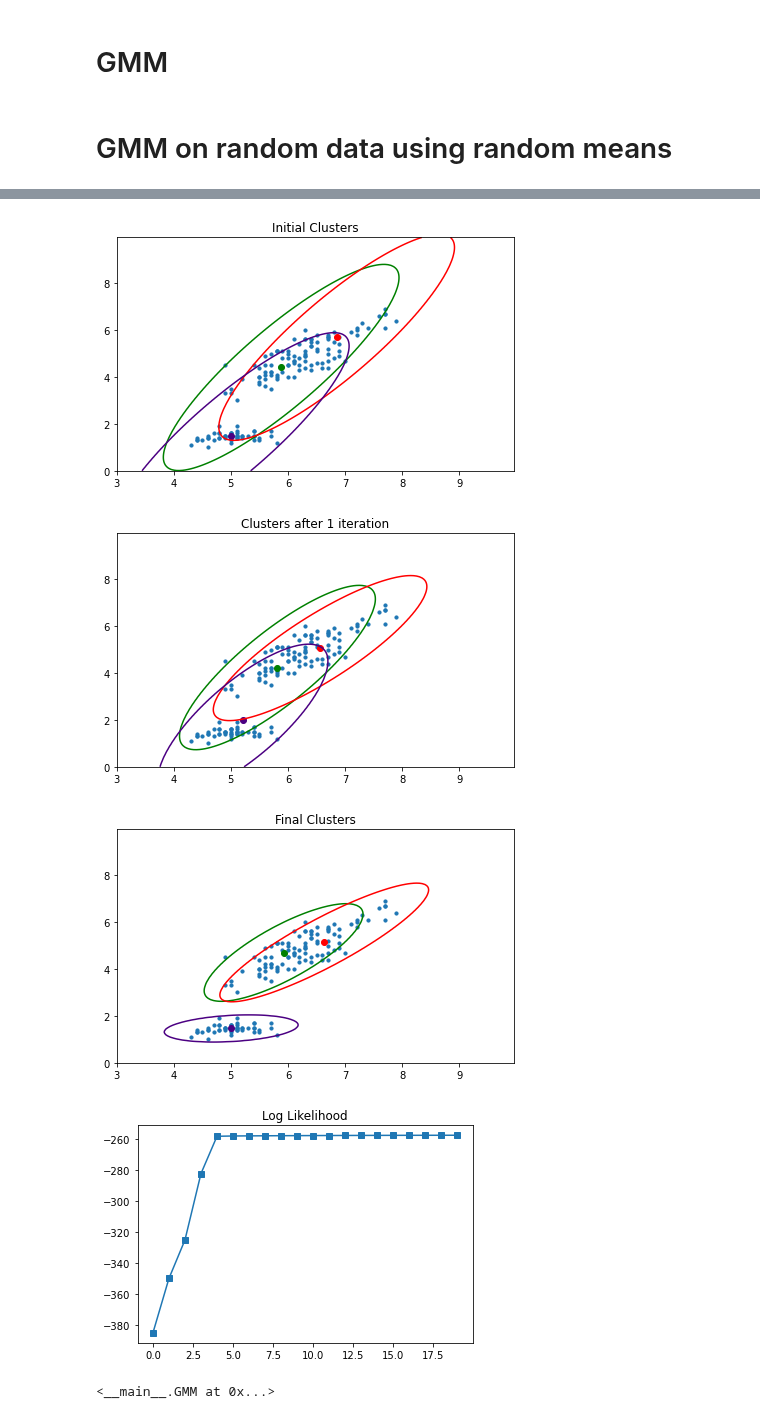
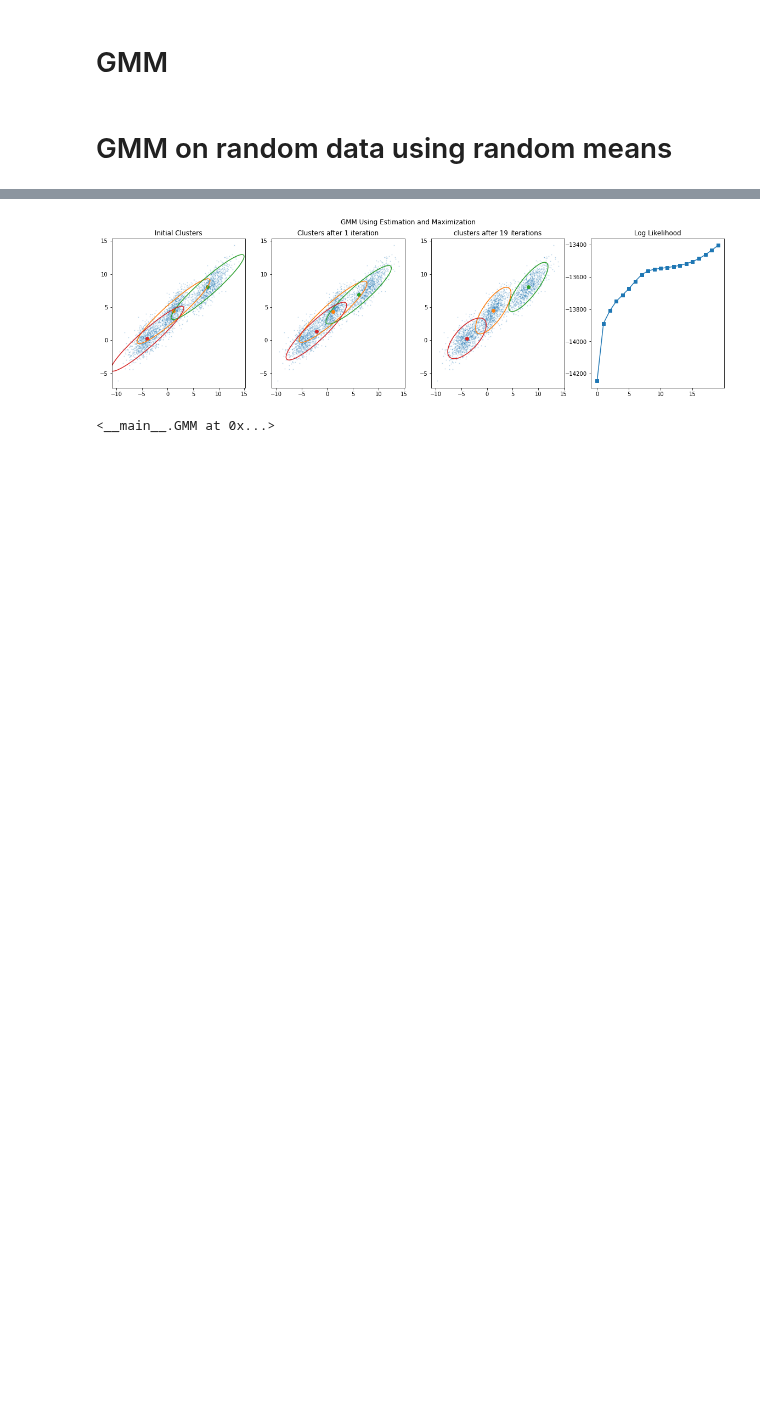
Before and after one commit to livinNector/machine-learning-lab-exercises, a Jupyter notebook: notebooks/Exercise 4.ipynb, the cells around one changed output, grey strips where cells are left out. Drawn from its saved outputs; the diff is of its cells as text; code cells hidden in the pictures; blank space fills up the shorter version.

```diff
--- a/notebooks/Exercise 4.ipynb
+++ b/notebooks/Exercise 4.ipynb
@@ -118,13 +107,13 @@ plt.show()
 # %%
 sil_coefs = []
 distortions = []
-K = [2, 3, 4, 5]
+K = np.arange(2,6)
 for k in K:
     kmeans = KMeans(n_clusters=k)
-    kmeans.train(train_x)
-    s_c = kmeans.silhouette_coefficient
-    dist = kmeans.distrotion
-    print(f"For k={k}\tAvg. Sil. Coef: {s_c}\tDistortion: {dist}")
+    kmeans.fit(train_x)
+    avg_sil_coef = silhouette_score(train_x,kmeans.labels)
+    dist = distortion(train_x,kmeans.labels,kmeans.centroids)
+    print(f"For k={k:<4} Avg.Sil.Coef: {avg_sil_coef:<10.5f} Distortion: {dist:.5f}")
     distortions.append(dist)
-    sil_coefs.append(s_c)
+    sil_coefs.append(avg_sil_coef)
 # %% [output]
@@ -148,8 +140,7 @@ plt.show()
 # %%
-
-k = 2
-kmeans = sklKMeans(n_clusters=k, init='random').fit(train_x.values)
-s_c = silhouette_coefficient(train_x, kmeans.labels_)
-dist = distortion(train_x, kmeans.cluster_centers_)
-print(f"For k={k}\tAvg. Sil. Coef: {s_c}\tDistortion: {dist}")
+k = 3
+kmeans = sklKMeans(n_clusters=k, init='random').fit(train_x)
+ss = sk_silhouette_score(train_x, kmeans.labels_)
+dist = distortion(train_x,kmeans.labels_, kmeans.cluster_centers_)
+print(f"For k={k}\tAvg. Sil. Coef: {ss:.5f}\tDistortion: {dist:.5f}")
 # %% [output]
@@ -283,8 +273,4 @@ def gen_data(k=3, dim=2, points_per_cluster=200, lim=[-10, 10],seed = 1):
 # %%
-X = gen_data(k=3, dim=2, points_per_cluster=1000, seed=3)
-gmm = GMM(3, 20, 10e-4, 5)
-gmm.fit(X, plot_params={
-    "xlim": (-15, 15), "ylim": (-15, 15),
-    "scatter_params":{"s":3,"alpha":.3}
-})
+gmm = GMM(3, 20,10e-4, 5)
+gmm.fit(X, plot_params={"s":1,"alpha":.2})
 # %% [output]
@@ -299,15 +281,10 @@ gmm.fit(X, plot_params={
 # %%
-X = train_x.values[...,(0,2)]
-kmeans = KMeans(3)
-kmeans.train(train_x[["s_len","p_len"]])
-gmm = GMM(3,20,10e-4,5)
-gmm.fit(X,kmeans.centroids,plot_params={
-    "xlim":(3,10),"ylim":(0,10),
-    "scatter_params":{"s":10,"alpha":1}
-})
+# X = train_x[...,(0,2)]
+k = 3
+kmeans = KMeans(k)
+kmeans.fit(X,random_state=1)
+gmm = GMM(k,20,10e-4,5)
+gmm.fit(X,kmeans.centroids,plot_params={"s":1,"alpha":.2})
 # %% [output]
-[figure, old version]
+[figure, new version]
-[figure, removed]
-[figure, removed]
-[figure, removed]
 <__main__.GMM at 0x...>
```
Also changed, not shown: parts of 27 cells of this notebook, 1 other file.
